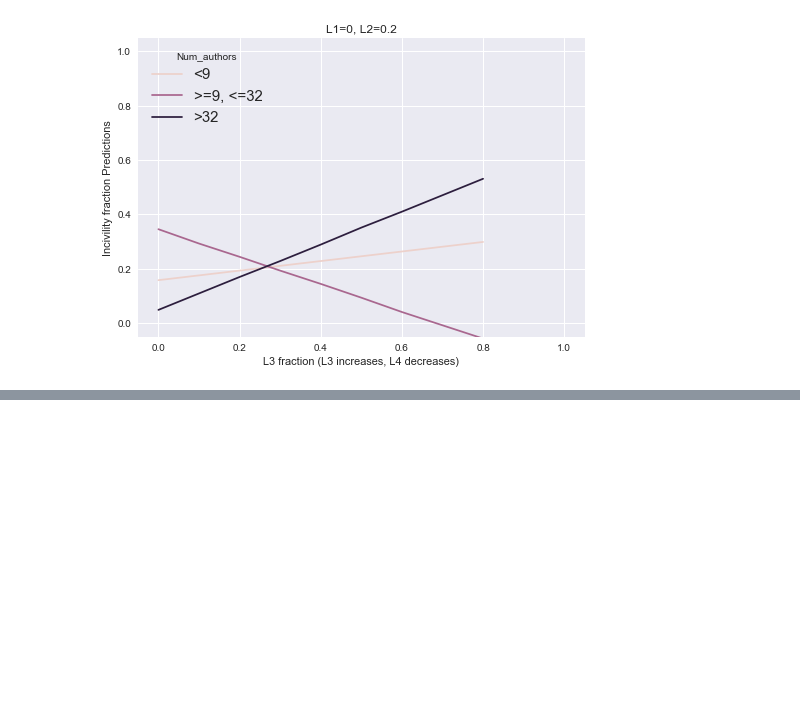
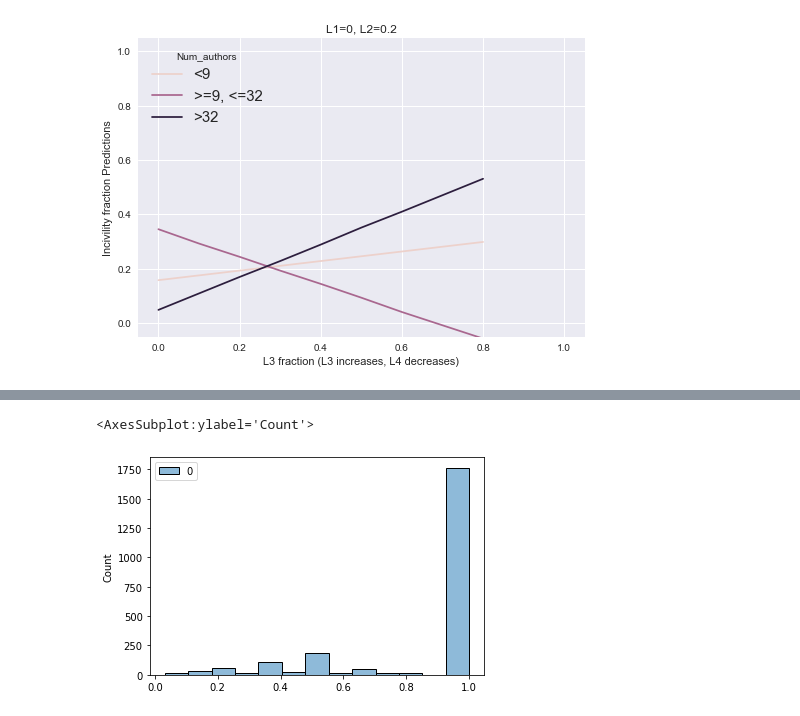
Before and after one commit to ebrahimifard/incivility_analysis, a Jupyter notebook: code/inc_EDA_descriptive.ipynb, the cells around one changed output, grey strips where cells are left out. Saved outputs shown, nothing was run; the diff lists cells and outputs as text; code cells hidden in the pictures; blank space fills up the shorter version.

```diff
--- a/code/inc_EDA_descriptive.ipynb
+++ b/code/inc_EDA_descriptive.ipynb
@@ -736,0 +888,38 @@ plt.savefig("auth2.png")
+# %%
+node2conv={}
+for conv in subgraphs:
+    attr_inc = nx.get_node_attributes(conv,"incivility")
+    for i in attr_inc:
+        if attr_inc[i]==1.0:
+            node2conv[i]=conv
+# %%
+conv2leaves={}
+for conv in subgraphs:
+    for node in conv.nodes:
+        if conv.in_degree(node) == 0:
+            leaves.append(node)
+    conv2leaves[conv]=leaves
+# %%
+node2inc={}
+for inc_node in node2conv:
+    all_paths=[]
+    for leaf in conv2leaves[node2conv[inc_node]]:
+        try:
+            pth = [i for i in nx.shortest_simple_paths(node2conv[inc_node], leaf, inc_node)][0]
+        except:
+            continue
+        all_paths.extend(pth)
+    unique_nodes = list(set(all_paths))
+    conv = node2conv[inc_node]
+    attr_inc = nx.get_node_attributes(conv,"incivility")
+    inc_ctr=0
+    for node in unique_nodes:
+        if attr_inc[node]==1.0:
+            inc_ctr+=1
+    inc_frac = inc_ctr/len(unique_nodes)
+    node2inc[inc_node]=inc_frac
+# %%
+sns.histplot(node2inc.values())
+# %% [output]
+<AxesSubplot:ylabel='Count'>
+[figure, added]
```
Also changed, not shown: parts of 12 cells of this notebook.
